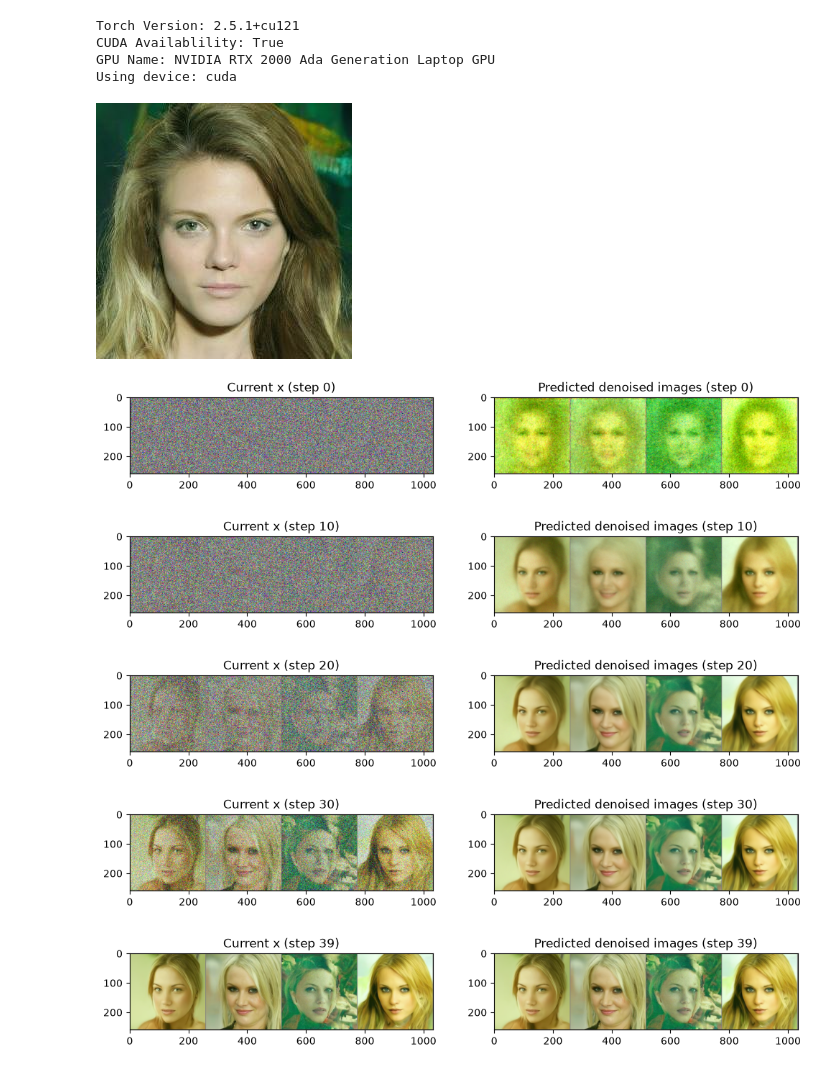
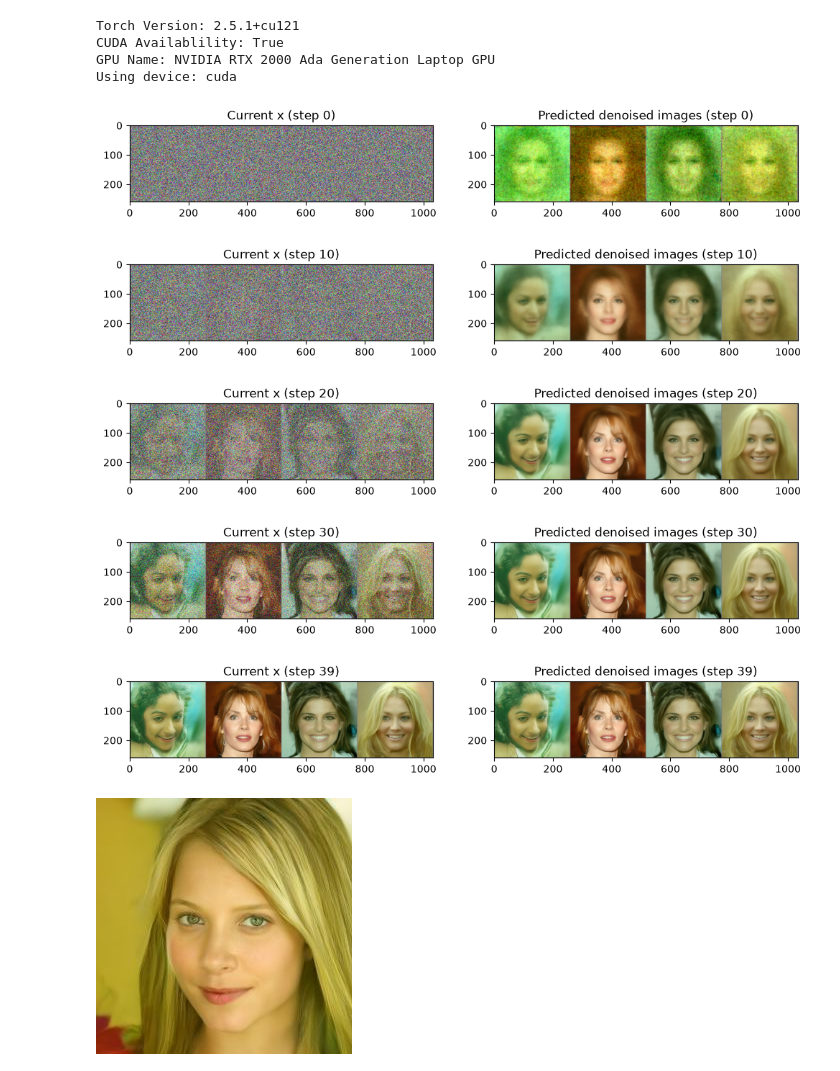
Before and after one commit to FlyingMatrix/diffusion, a Jupyter notebook: diffusion-fine-tuning.ipynb, the cells around one changed output. Saved outputs shown, nothing was run; the diff lists cells and outputs as text; code cells hidden in the pictures.

```diff
--- a/diffusion-fine-tuning.ipynb
+++ b/diffusion-fine-tuning.ipynb
@@ -26,16 +26,3 @@ Torch Version: 2.5.1+cu121
 CUDA Availablility: True
 GPU Name: NVIDIA RTX 2000 Ada Generation Laptop GPU
 Using device: cuda
-# %%
-from diffusers import DDPMPipeline
-
-image_pipe = DDPMPipeline.from_pretrained(
-    "google/ddpm-celebahq-256",
-    use_safetensors=False
-)
-image_pipe.to(device)
-
-images = image_pipe().images
-images[0]
-# %% [output]
-[figure, removed]
@@ -46,3 +29,11 @@ scheduler.set_timesteps(num_inference_steps=40)
+# %%
+image_pipe = DDPMPipeline.from_pretrained(
+    "google/ddpm-celebahq-256",
+    use_safetensors=False
+).to(device)
+
+scheduler = DDIMScheduler.from_pretrained("google/ddpm-celebahq-256")
+scheduler.set_timesteps(num_inference_steps=40)
 # %%
 # The random starting point
 x = torch.randn(4, 3, 256, 256).to(device)  # Batch of 4, 3-channel 256 x 256 px images
@@ -80,8 +71,14 @@ for i, t in tqdm(enumerate(scheduler.timesteps)):
 
         plt.show()
 # %% [output]
-[figure, old version]
+[figure, new version]
-[figure, old version]
+[figure, new version]
-[figure, old version]
+[figure, new version]
-[figure, old version]
+[figure, new version]
-[figure, old version]
+[figure, new version]
+# %%
+image_pipe.scheduler = scheduler
+images = image_pipe(num_inference_steps=40).images
+images[0]
+# %% [output]
+[figure, added]
```
Also changed, not shown: parts of 2 cells of this notebook.
